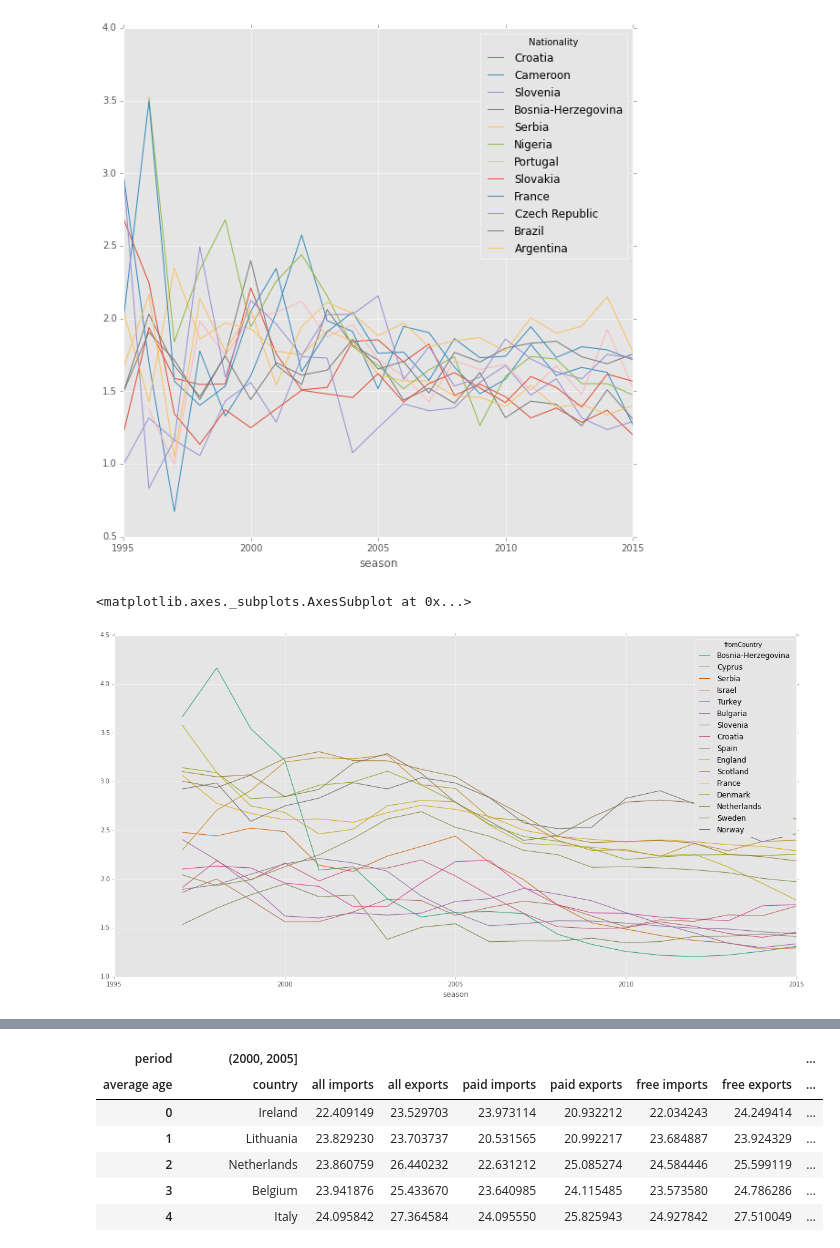
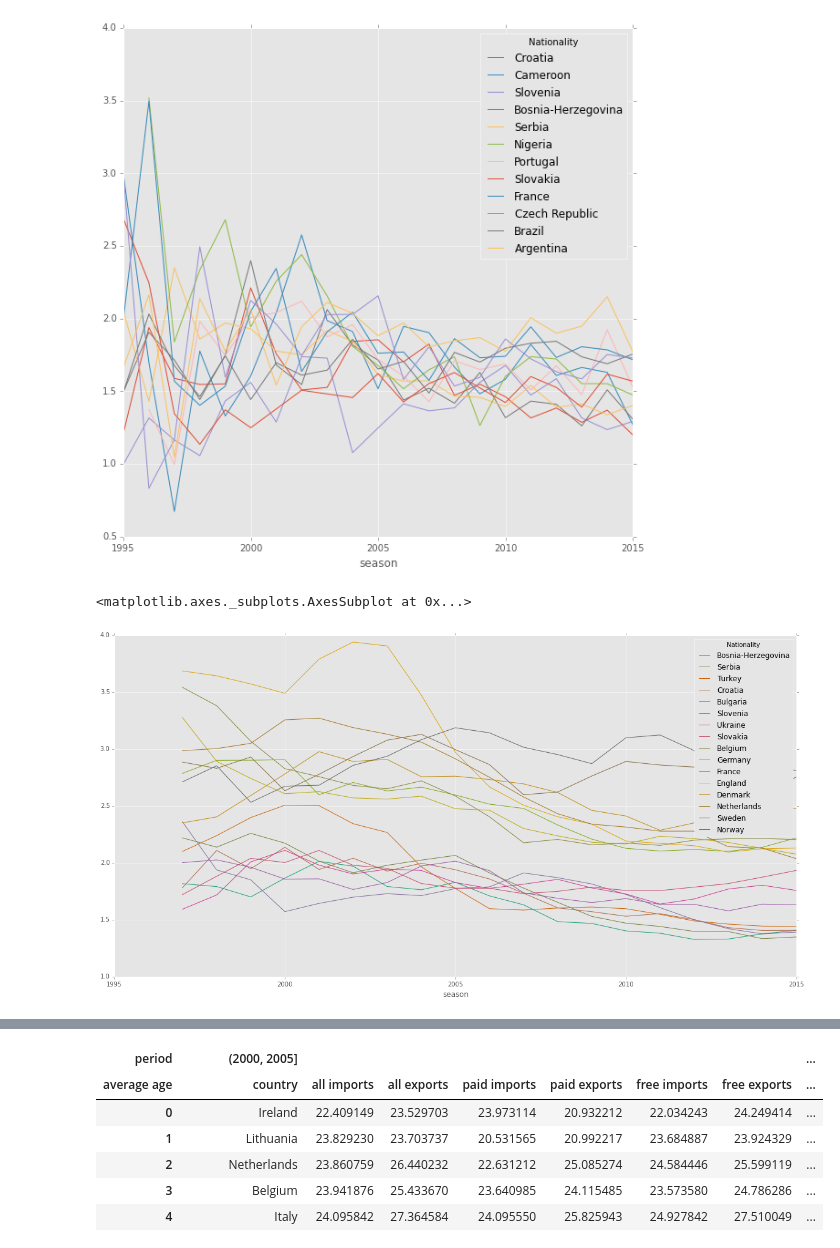
Before and after one commit to kebuhcah/soccer-history, a Jupyter notebook: notebooks/contract_length.ipynb, the cells around one changed output, grey strips where cells are left out. Cells and saved outputs as stored; diff of their text form; code cells hidden in the pictures.

```diff
--- a/notebooks/contract_length.ipynb
+++ b/notebooks/contract_length.ipynb
@@ -155,11 +184,11 @@ s2=ss.describe().unstack(level=0).ix[i].swaplevel().ix['mean'].sort_values(2015)
 [figure]
 # %%
 s=transfers[(transfers.age>21)&(transfers.season>1994)&(transfers.duration>0)&(transfers.fromCountry.isin(uefa))]
-ss=s.groupby(['season','fromCountry'])['duration']
+ss=s.groupby(['season','Nationality'])['duration']
 i=(ss.describe()).unstack(level=0).swaplevel().ix['count'].sum(axis=1).sort_values()[-30:].index #.T   #.plot.line(figsize=(10,10))
 s2=ss.describe().unstack(level=0).ix[i].swaplevel().ix['mean'].sort_values(2010)
 s2=(pd.concat([s2.iloc[:8],s2.iloc[-8:]])).T
 (s2/366).rolling(window=3,center=False).mean().plot.line(figsize=(20,10),colormap='Dark2')
 # %% [output]
 <matplotlib.axes._subplots.AxesSubplot at 0x...>
-[figure, old version]
+[figure, new version]
```
Also changed, not shown: parts of 5 cells of this notebook.
